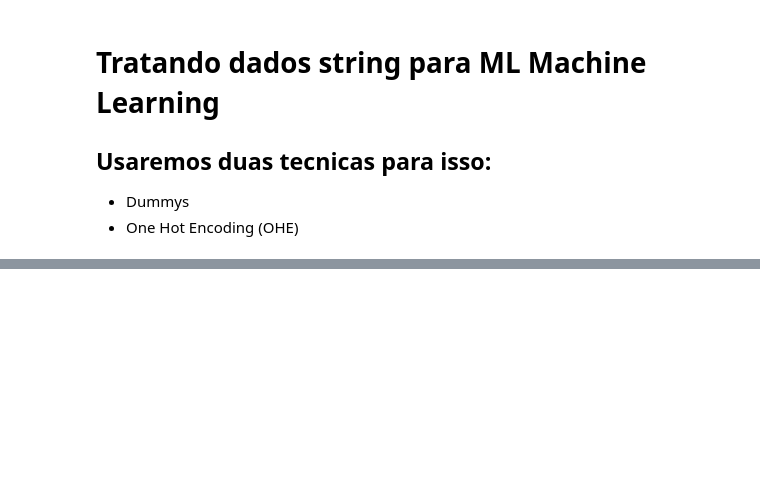
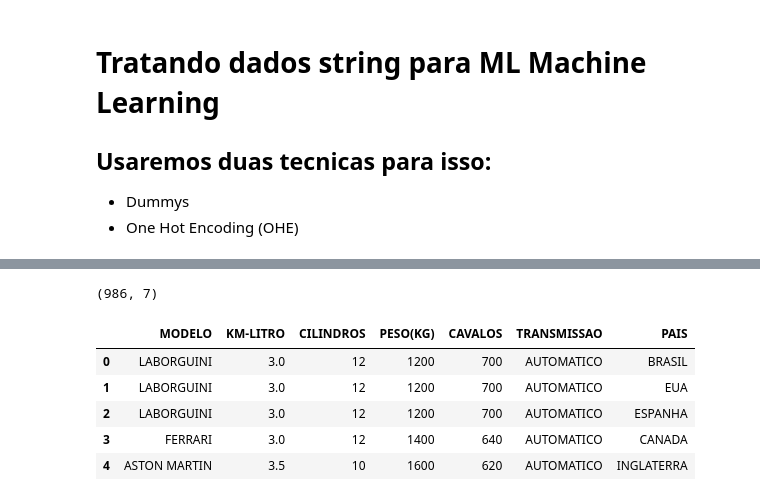
Before and after one commit to CaioHarrys/CURSO-PYTHON-IA, a Jupyter notebook: Analises/Analise Dados/dados.ipynb, the cells around one changed output, grey strips where cells are left out. Saved outputs shown, nothing was run; the diff lists cells and outputs as text; code cells hidden in the pictures; blank space fills up the shorter version.

```diff
--- a/Analises/Analise Dados/dados.ipynb
+++ b/Analises/Analise Dados/dados.ipynb
@@ -16,0 +15,15 @@ ImportError: Missing optional dependency 'openpyxl'.  Use pip or conda to instal
+# %%
+# initial recon
+df.shape
+# 986 registros e 7 series
+# %% [output]
+(986, 7)
+# %%
+df.head()
+# %% [output]
+|  | MODELO | KM-LITRO | CILINDROS | PESO(KG) | CAVALOS | TRANSMISSAO | PAIS |
+| 0 | LABORGUINI | 3.0 | 12 | 1200 | 700 | AUTOMATICO | BRASIL |
+| 1 | LABORGUINI | 3.0 | 12 | 1200 | 700 | AUTOMATICO | EUA |
+| 2 | LABORGUINI | 3.0 | 12 | 1200 | 700 | AUTOMATICO | ESPANHA |
+| 3 | FERRARI | 3.0 | 12 | 1400 | 640 | AUTOMATICO | CANADA |
+| 4 | ASTON MARTIN | 3.5 | 10 | 1600 | 620 | AUTOMATICO | INGLATERRA |
```
Also changed, not shown: parts of 13 cells of this notebook, 1 other file.
